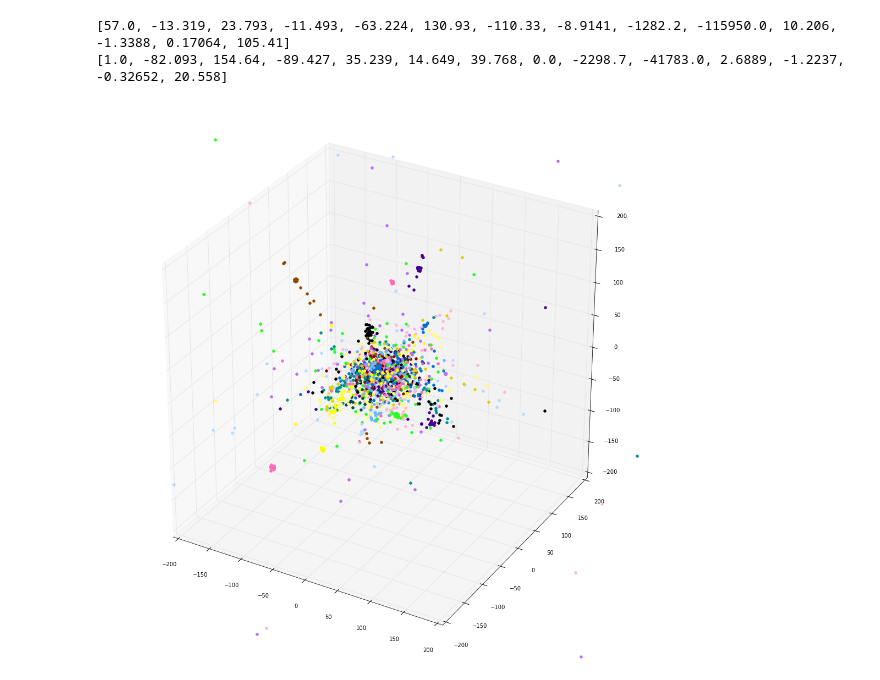
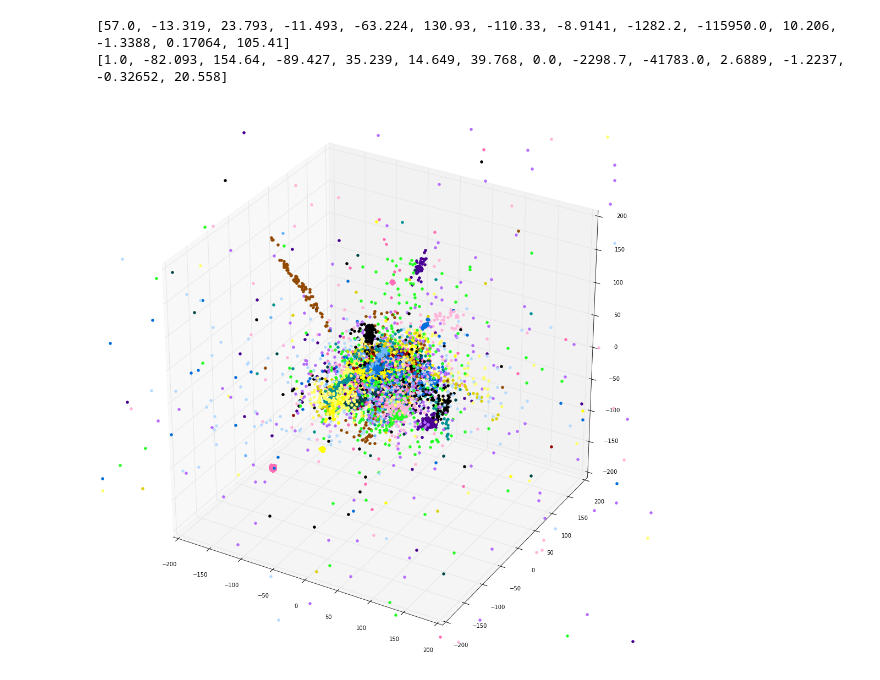
Before and after one commit to TzeGoh/Galaxy_Research_for_KVJ, a Jupyter notebook: exploreHalo02.ipynb, the cells around one changed output. Saved outputs shown, nothing was run; the diff lists cells and outputs as text; code cells hidden in the pictures.

```diff
--- a/exploreHalo02.ipynb
+++ b/exploreHalo02.ipynb
@@ -260,20 +260,20 @@ for i in range(len(cbcolors)):
 # %%
 '''This is the color code'''
 
 length = 2391434
 i=0
 
 fig = plt.figure()
 ax=fig.add_subplot(111, projection = '3d')
 ax.set_xlim(-200,200)
 ax.set_ylim(-200,200)
 ax.set_zlim(-200,200)
 
 for line in range(length):
-    if line%599 == 0:              # You must input a prime number here
+    if line%101 == 0:              # You must input a prime number here
         i = int(flow[line][0])    # This color-codes it for you
         ax.scatter(x[line],y[line],z[line],'.',color=cbcolors[(np.mod(i, len(cbcolors)))])
 
 plt.gcf().savefig('Color_coded_3d.png')
 # %% [output]
-[figure, old version]
+[figure, new version]
```
